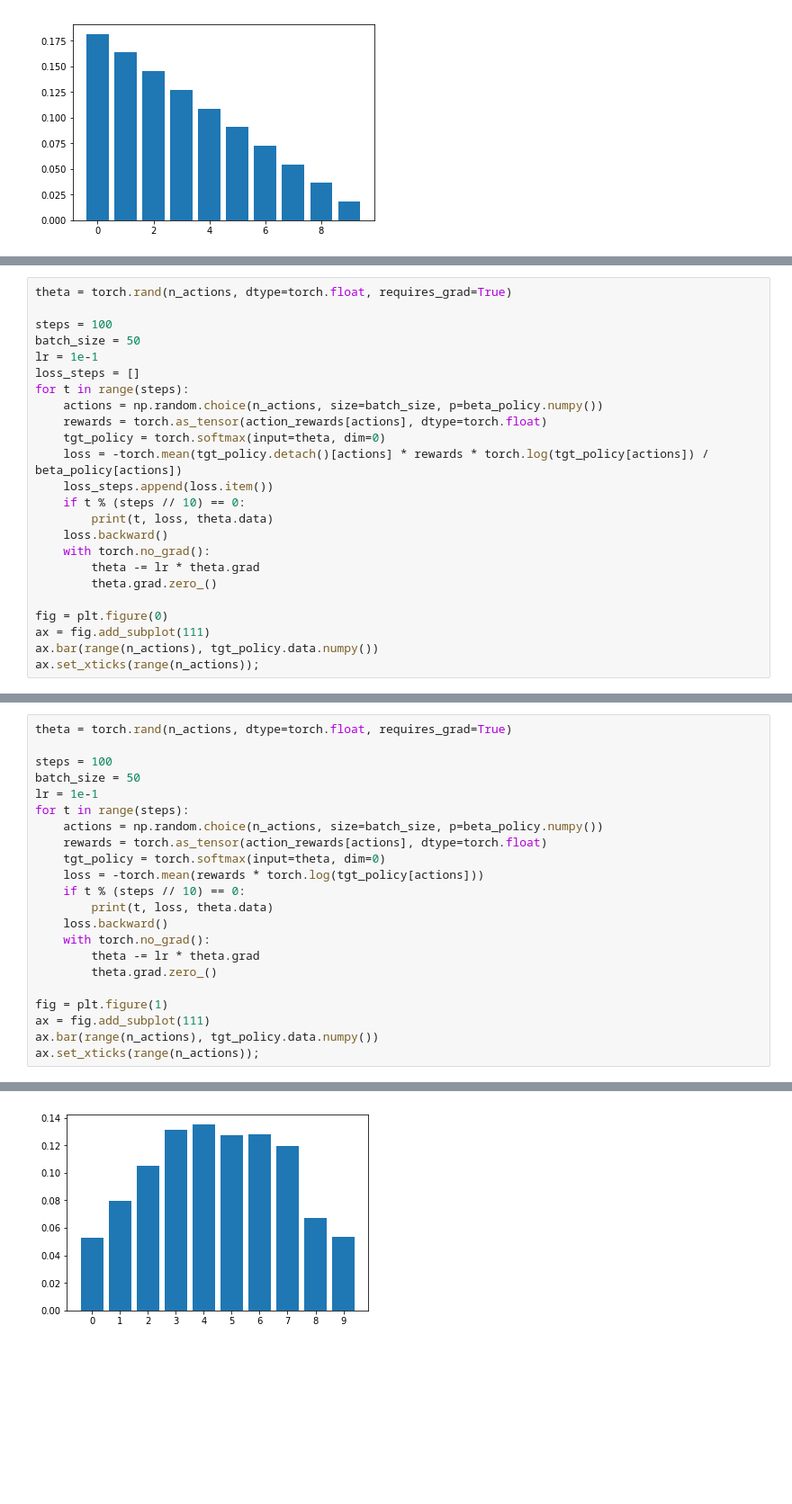
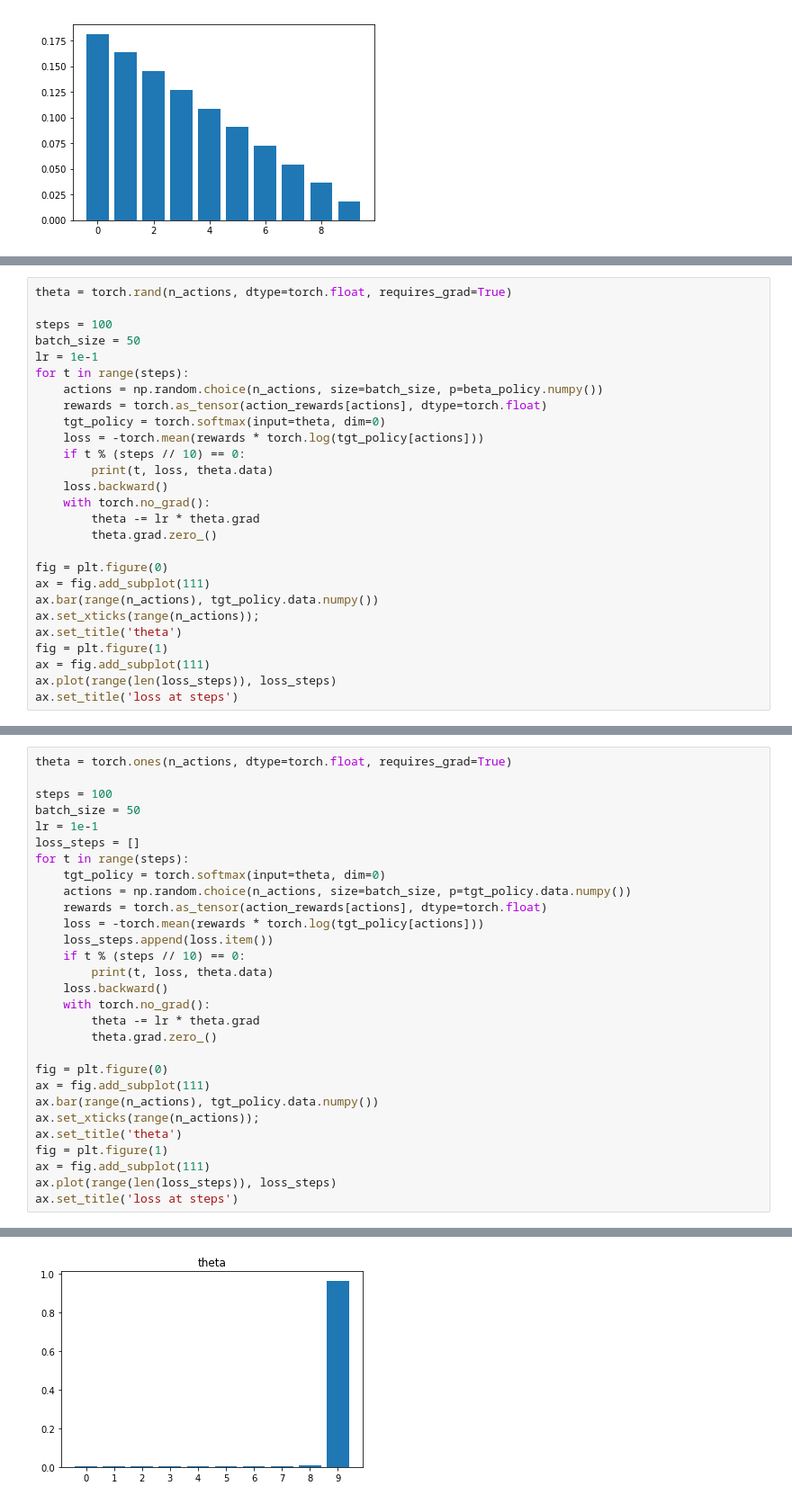
Before and after one commit to taiqing/reinforcement_learning, a Jupyter notebook: playground/off_policy_correction.ipynb, the cells around one changed output, grey strips where cells are left out. Shown: that part at 90% size. Saved outputs shown, nothing was run; the diff lists cells and outputs as text; blank space fills up the shorter version.

Commit message:
playground/off_policy_correction.ipynb: add on-policy

```diff
--- a/playground/off_policy_correction.ipynb
+++ b/playground/off_policy_correction.ipynb
@@ -25,13 +84,11 @@ theta = torch.rand(n_actions, dtype=torch.float, requires_grad=True)
 steps = 100
 batch_size = 50
 lr = 1e-1
-loss_steps = []
 for t in range(steps):
     actions = np.random.choice(n_actions, size=batch_size, p=beta_policy.numpy())
     rewards = torch.as_tensor(action_rewards[actions], dtype=torch.float)
     tgt_policy = torch.softmax(input=theta, dim=0)
-    loss = -torch.mean(tgt_policy.detach()[actions] * rewards * torch.log(tgt_policy[actions]) / beta_policy[actions])
-    loss_steps.append(loss.item())
+    loss = -torch.mean(rewards * torch.log(tgt_policy[actions]))
     if t % (steps // 10) == 0:
         print(t, loss, theta.data)
     loss.backward()
@@ -43,4 +100,9 @@ fig = plt.figure(0)
 ax = fig.add_subplot(111)
 ax.bar(range(n_actions), tgt_policy.data.numpy())
 ax.set_xticks(range(n_actions));
+ax.set_title('theta')
+fig = plt.figure(1)
+ax = fig.add_subplot(111)
+ax.plot(range(len(loss_steps)), loss_steps)
+ax.set_title('loss at steps')
 # %% [output]
@@ -68,14 +134,16 @@ ax.set_xticks(range(n_actions));
 # %%
-theta = torch.rand(n_actions, dtype=torch.float, requires_grad=True)
+theta = torch.ones(n_actions, dtype=torch.float, requires_grad=True)
 
 steps = 100
 batch_size = 50
 lr = 1e-1
+loss_steps = []
 for t in range(steps):
-    actions = np.random.choice(n_actions, size=batch_size, p=beta_policy.numpy())
+    tgt_policy = torch.softmax(input=theta, dim=0)
+    actions = np.random.choice(n_actions, size=batch_size, p=tgt_policy.data.numpy())
     rewards = torch.as_tensor(action_rewards[actions], dtype=torch.float)
-    tgt_policy = torch.softmax(input=theta, dim=0)
     loss = -torch.mean(rewards * torch.log(tgt_policy[actions]))
+    loss_steps.append(loss.item())
     if t % (steps // 10) == 0:
         print(t, loss, theta.data)
     loss.backward()
@@ -83,8 +151,13 @@ for t in range(steps):
         theta -= lr * theta.grad
         theta.grad.zero_()
 
-fig = plt.figure(1)
+fig = plt.figure(0)
 ax = fig.add_subplot(111)
 ax.bar(range(n_actions), tgt_policy.data.numpy())
 ax.set_xticks(range(n_actions));
+ax.set_title('theta')
+fig = plt.figure(1)
+ax = fig.add_subplot(111)
+ax.plot(range(len(loss_steps)), loss_steps)
+ax.set_title('loss at steps')
 # %% [output]
@@ -111 +184 @@ ax.set_xticks(range(n_actions));
-[figure, old version]
+[figure, new version]
```
Also changed, not shown: parts of 8 cells of this notebook.
